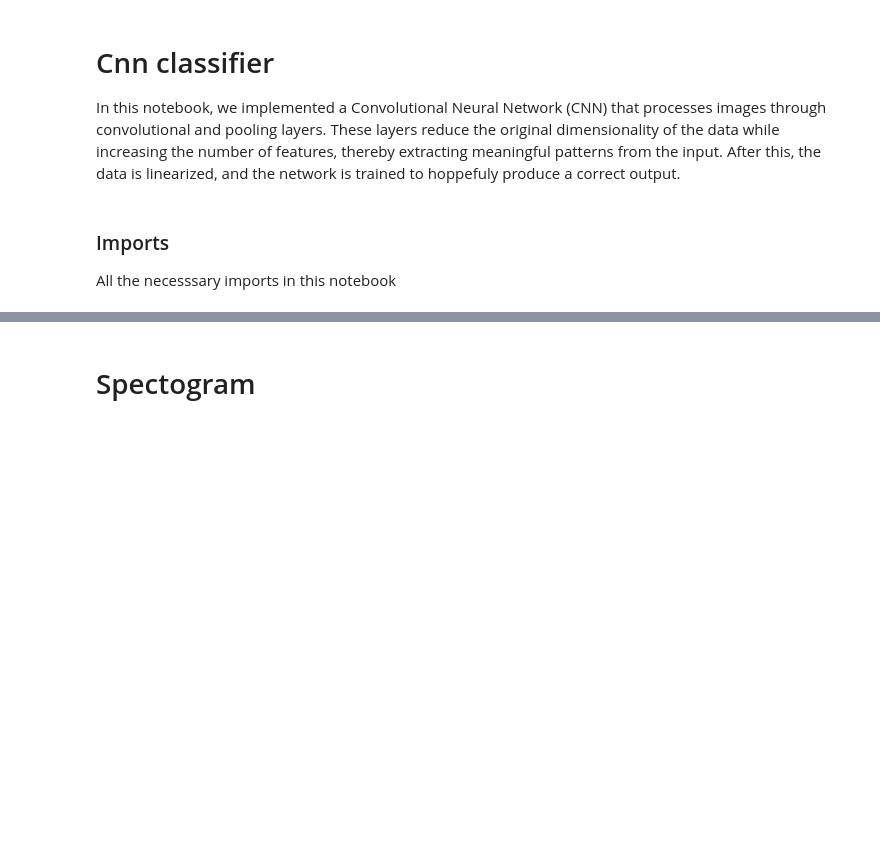
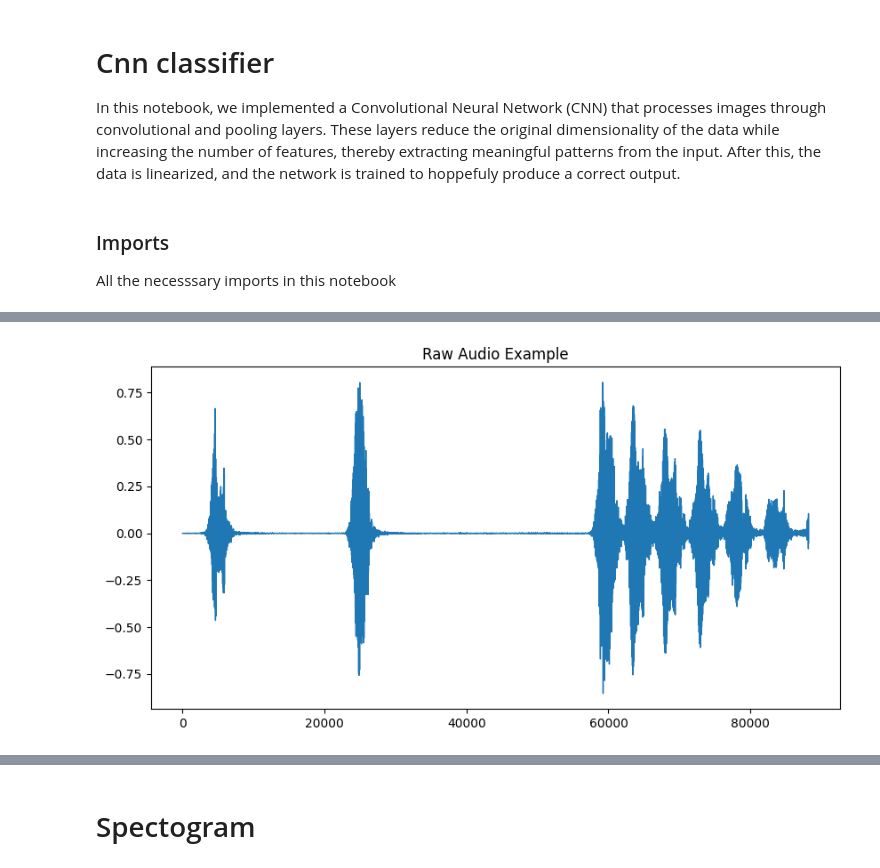
Before and after one commit to joaobaptista30/Sound_Classification, a Jupyter notebook: cnn.ipynb, the cells around one changed output, grey strips where cells are left out. Saved outputs shown, nothing was run; the diff lists cells and outputs as text; code cells hidden in the pictures; blank space fills up the shorter version.

```diff
--- a/cnn.ipynb
+++ b/cnn.ipynb
@@ -27,10 +27,6 @@ import librosa.display
 import IPython.display as ipd
 
 from itertools import cycle
-
-sns.set_theme(style="white", palette=None)
-color_pal = plt.rcParams["axes.prop_cycle"].by_key()["color"]
-color_cycle = cycle(plt.rcParams["axes.prop_cycle"].by_key()["color"])
 # %% [markdown]
 # Terms to know for Audio in Digital Form:
 
@@ -66,9 +65,11 @@ print(f'sr: {sr}')
 # %%
 pd.Series(y).plot(figsize=(10, 5),
                   lw=1,
                   title='Raw Audio Example',
-                 color=color_pal[0])
+                 )
 plt.show()
+# %% [output]
+[figure, added]
 # %%
 # Trimming leading/lagging silence
 y_trimmed, _ = librosa.effects.trim(y, top_db=20)
```
Also changed, not shown: parts of 15 cells of this notebook, 2 other files.
